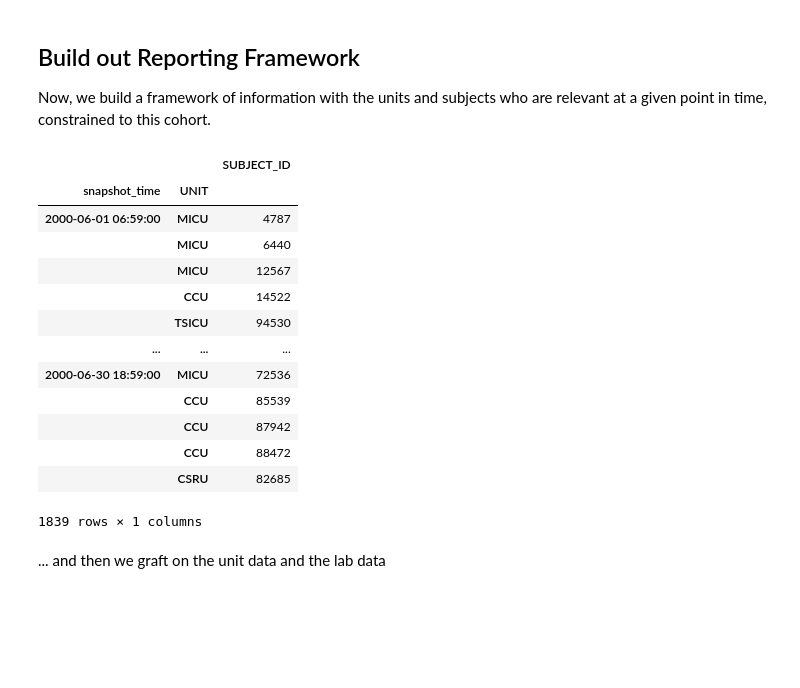
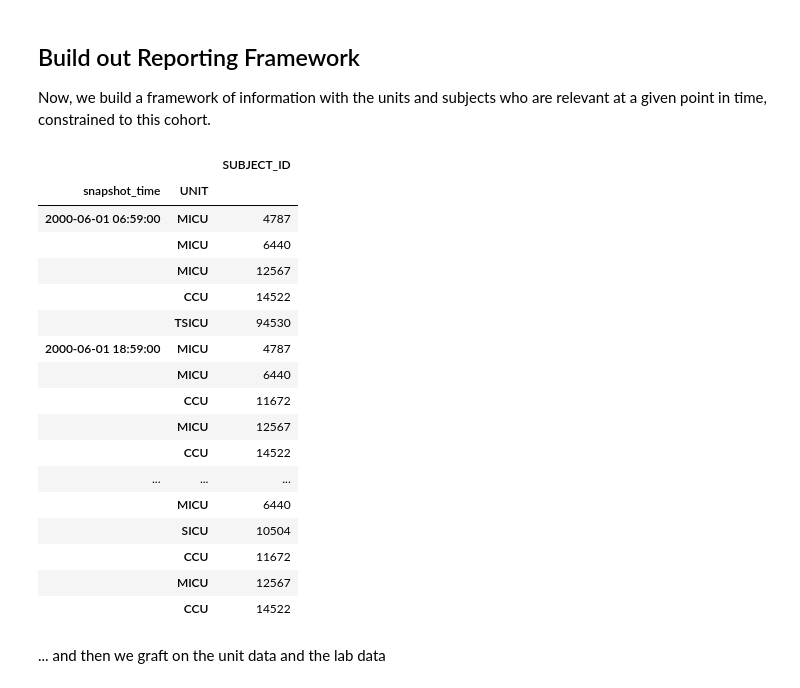
Before and after one commit to arfenarf/wi-coding-challenge, a Jupyter notebook: retrospective_analysis.ipynb, the cells around one changed output. Saved outputs shown, nothing was run; the diff lists cells and outputs as text; code cells hidden in the pictures; blank space fills up the shorter version.

```diff
--- a/retrospective_analysis.ipynb
+++ b/retrospective_analysis.ipynb
@@ -341,26 +349,30 @@ Now, we build a framework of information with the units and subjects who are rel
 # %%
 # letting go of the NA unit here - left-joining from here out will do the job
 
 snap_cohort_df = snap_df[snap_df.SUBJECT_ID.isin(patient_cohort['SUBJECT_ID'])]\
     .dropna(subset='UNIT')\
     .set_index(['snapshot_time','UNIT'])
 
-snap_cohort_df
+snap_cohort_df.head(20)
 # %% [output]
 |  |  | SUBJECT_ID |
 | snapshot_time | UNIT |  |
 | 2000-06-01 06:59:00 | MICU | 4787 |
 |  | MICU | 6440 |
 |  | MICU | 12567 |
 |  | CCU | 14522 |
 |  | TSICU | 94530 |
+| 2000-06-01 18:59:00 | MICU | 4787 |
+|  | MICU | 6440 |
+|  | CCU | 11672 |
+|  | MICU | 12567 |
+|  | CCU | 14522 |
 | ... | ... | ... |
-| 2000-06-30 18:59:00 | MICU | 72536 |
-|  | CCU | 85539 |
-|  | CCU | 87942 |
-|  | CCU | 88472 |
-|  | CSRU | 82685 |
+|  | MICU | 6440 |
+|  | SICU | 10504 |
+|  | CCU | 11672 |
+|  | MICU | 12567 |
+|  | CCU | 14522 |
-1839 rows × 1 columns
 # %% [markdown]
 ... and then we graft on the unit data and the lab data
 # %%
```
Also changed, not shown: parts of 2 cells of this notebook.
